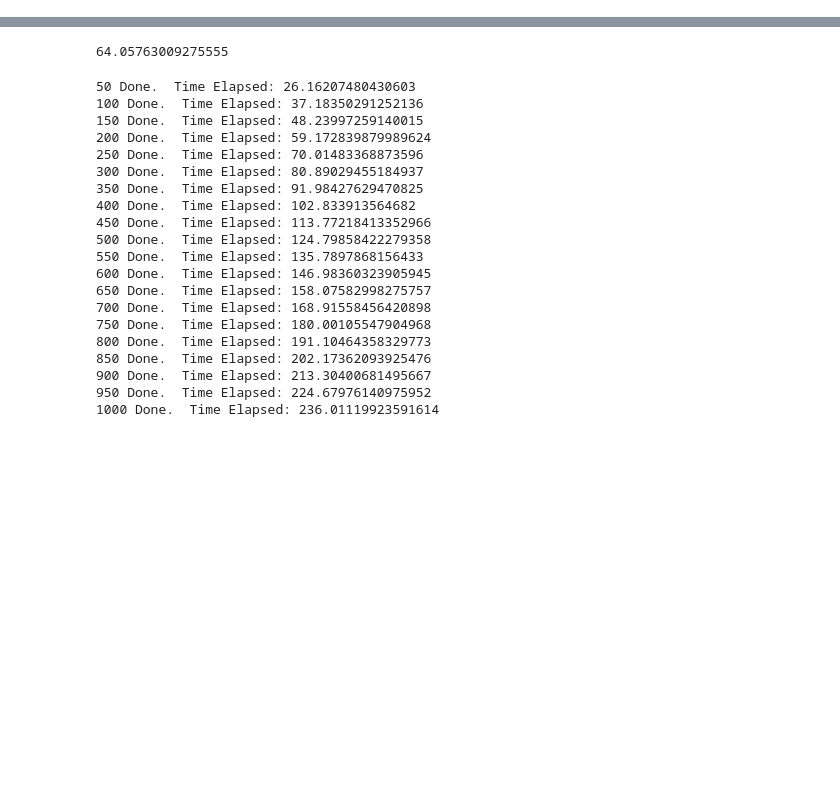
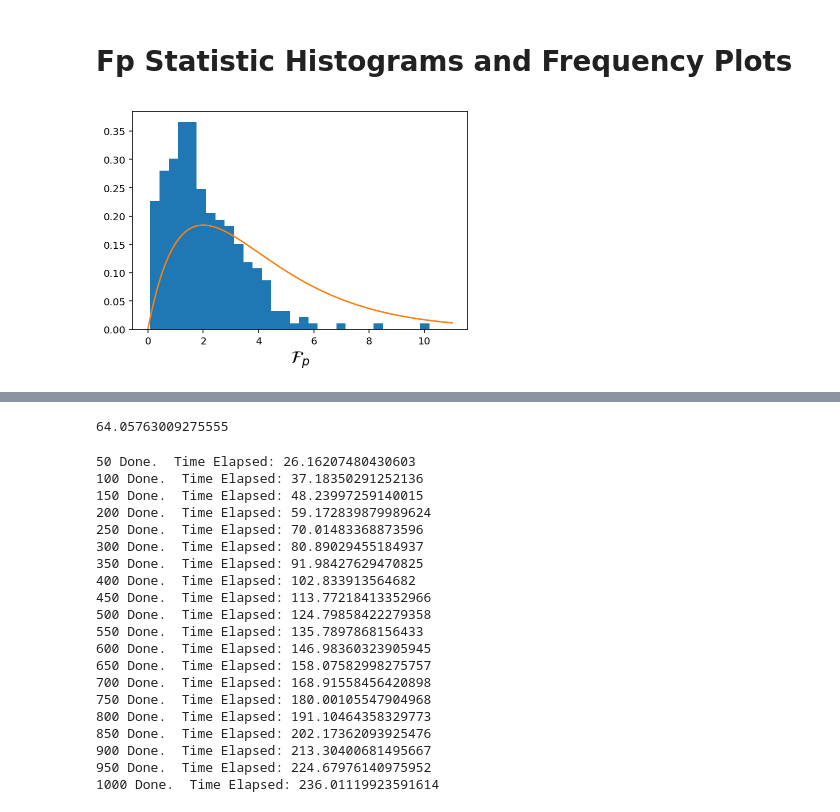
Before and after one commit to LBJ-Wade/NANOGrav, a Jupyter notebook: Fstat/Fstatv2.ipynb, the cells around one changed output, grey strips where cells are left out. Saved outputs shown, nothing was run; the diff lists cells and outputs as text; code cells hidden in the pictures; blank space fills up the shorter version.

```diff
--- a/Fstat/Fstatv2.ipynb
+++ b/Fstat/Fstatv2.ipynb
@@ -117,8 +111,0 @@ pickle.dump(psrs_9yr,'')
-# %%
-#All of the Pulsars! Except J0218+4232 because it is naughty and doesn't have a noise file.
-
-psrs_full = []
-for p, t in zip(parfiles, timfiles):
-    psr = Pulsar(p, t)
-    if psr.name == 'J0218+4232':
-        psrs_full.append(psr)
@@ -483,22 +332,19 @@ print(AndrewFpstat2(psrs_test,Nmat_test,newtoas_test,f0_test))
 # %%
 nfreqs = 1000
-Tspan = Tspan_full
-startfreq = 1/Tspan
-endfreq = 3.3e-7
+delf = 2/(3*Tspan_test)
+startfreq_test = 1/Tspan_test + delf
+endfreq_test = 3.3e-7
+#logfreqs = np.logspace(np.log10(startfreq),np.log10(endfreq),nfreqs) Does not sample independent frequencies
+linfreqs_test = np.arange(startfreq_test,endfreq_test,1/Tspan_test)
 
-logfreqs = np.logspace(np.log10(startfreq),np.log10(endfreq),nfreqs)
-
-linfreqs = np.arange(startfreq,endfreq,1/Tspan)
-print(linfreqs[1]-linfreqs[0])
+newtoas_test = GetRefTime(psrs_test)
 
 i = 1
-#fstat_array_full = []
-fstat_array_test = []
+#fstat_array_test = []
 start = time.time()
-for gwfreq in linfreqs:
-    #fstat_array_full.append(AndrewFpstat2(psrs_full,Nmat_full,newtoas_full,gwfreq))
+for gwfreq in linfreqs_test:
     fstat_array_test.append(AndrewFpstat2(psrs_test,Nmat_test,newtoas_test,gwfreq))
-    if i % 50 == 0:
+    if i % 10 == 0:
         end = time.time()
         print(repr(i) + ' Done. ' + ' Time Elapsed: ' + repr(end-start))
     i += 1
@@ -508 +389,19 @@ for gwfreq in linfreqs:
+# %% [markdown]
+# Fp Statistic Histograms and Frequency Plots
+# %%
+#Test Histograms
+#Making chi squared values
+dof_test = 2*len(psrs_test)
+N_x_test = 1000
+chi_x_test = np.linspace(0,int(max(fstat_array_test))+1,N_x_test)
+
+nbins = 30
+#plt.hist(fstat_array,bins = nbins,density = True)
+plt.hist(2*fstat_array_test,bins = nbins,density = True)
+plt.plot(chi_x_test,chi2.pdf(chi_x_test,dof_test))
+#plt.hist(fstat_array_test,bins = nbins,density = True)
+plt.xlabel(r'$\mathcal{F}_{p}$',fontsize = 'xx-large')
+plt.show()
+# %% [output]
+[figure, added]
 # %%
```
Also changed, not shown: parts of 31 cells of this notebook, 1 other file.
